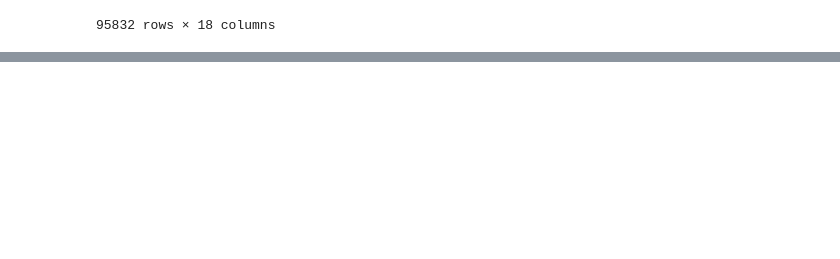
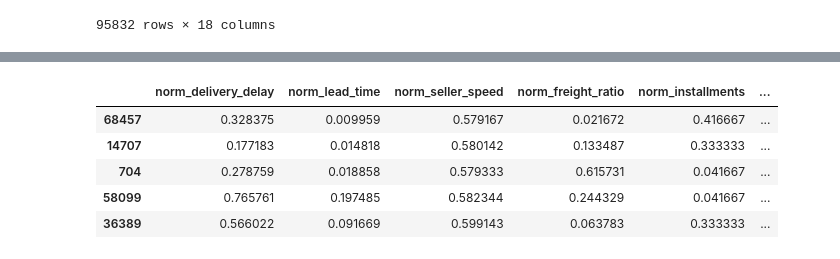
Before and after one commit to Imchuu/Olist, a Jupyter notebook: Feature engirneering.ipynb, the cells around one changed output, grey strips where cells are left out. Cells and saved outputs as stored; diff of their text form; code cells hidden in the pictures; blank space fills up the shorter version.

```diff
--- a/Feature engirneering.ipynb
+++ b/Feature engirneering.ipynb
@@ -455,0 +223,15 @@ weighted avg       0.75      0.74      0.74     19167
+# %%
+features = [
+    'norm_delivery_delay',
+    'norm_lead_time',
+    'norm_seller_speed',
+    'norm_freight_ratio',
+    'norm_installments',
+    'norm_desc_length',
+    'norm_photos_qty',
+    'norm_item_count',
+    'norm_seller_count'
+]
+
+X = df_final_labeled[features]
+y = df_final_labeled['target']
@@ -455,0 +247,15 @@ weighted avg       0.75      0.74      0.74     19167
+# %%
+from xgboost import XGBClassifier
+
+model = XGBClassifier(
+    objective='binary:logistic',
+    eval_metric='logloss',
+    max_depth=6,
+    learning_rate=0.1,
+    n_estimators=300,
+    subsample=0.8,
+    colsample_bytree=0.8,
+    random_state=42
+)
+
+model.fit(X_train, y_train)
@@ -455,0 +275,21 @@ weighted avg       0.75      0.74      0.74     19167
+# %%
+y_prob = model.predict_proba(X_test)[:,1]
+# %%
+threshold = 0.6
+
+y_pred = (y_prob >= threshold).astype(int)
+# %%
+results = X_test.copy()
+
+results['probability'] = y_prob
+results['prediction'] = y_pred
+results['actual'] = y_test.values
+
+results.head()
+# %% [output]
+|  | norm_delivery_delay | norm_lead_time | norm_seller_speed | norm_freight_ratio | norm_installments | ... |
+| 68457 | 0.328375 | 0.009959 | 0.579167 | 0.021672 | 0.416667 | ... |
+| 14707 | 0.177183 | 0.014818 | 0.580142 | 0.133487 | 0.333333 | ... |
+| 704 | 0.278759 | 0.018858 | 0.579333 | 0.615731 | 0.041667 | ... |
+| 58099 | 0.765761 | 0.197485 | 0.582344 | 0.244329 | 0.041667 | ... |
+| 36389 | 0.566022 | 0.091669 | 0.599143 | 0.063783 | 0.333333 | ... |
```
Also changed, not shown: parts of 23 cells of this notebook.
